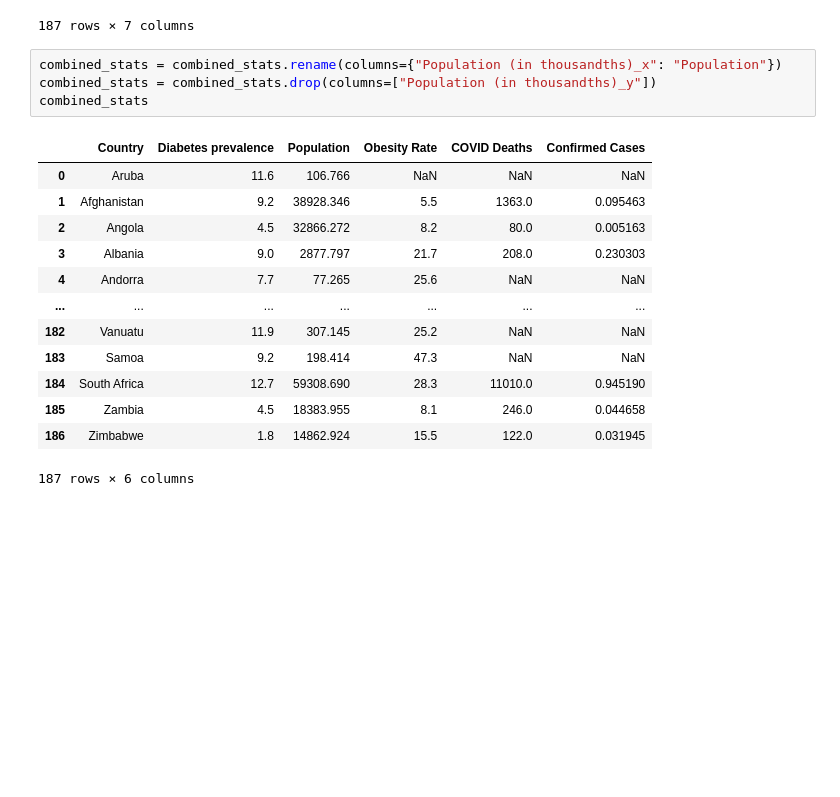
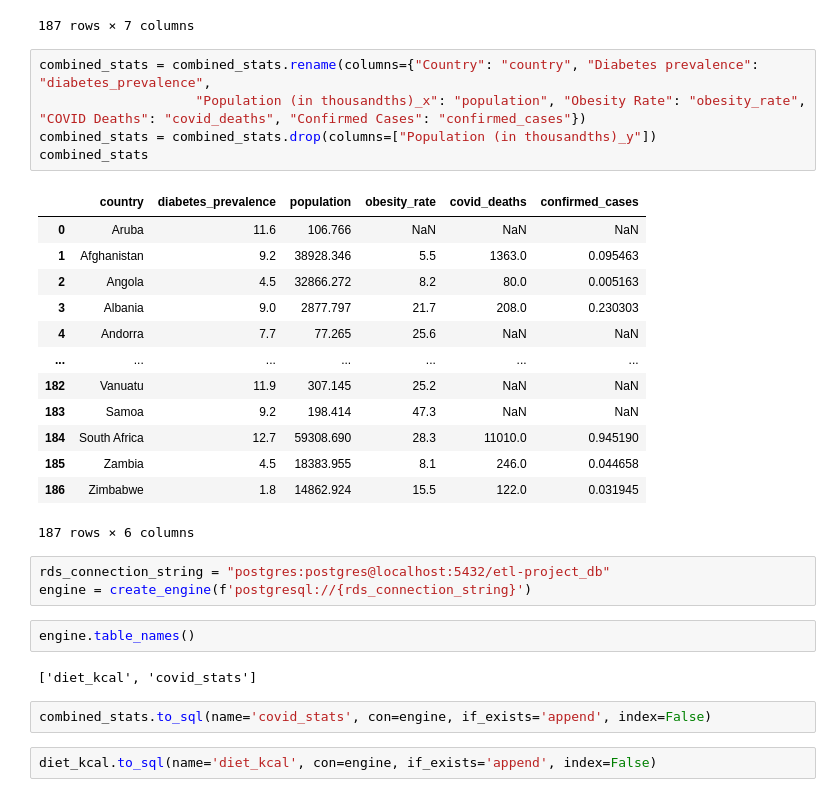
Before and after one commit to msflores10307/etl-project, a Jupyter notebook: Disease prevalence and diet.ipynb, the cells around one changed output. Drawn from its saved outputs; the diff is of its cells as text; blank space fills up the shorter version.

```diff
--- a/Diabetes Prevalence.ipynb
+++ b/Disease prevalence and diet.ipynb
@@ -228,11 +232,12 @@ combined_stats
 | 186 | Zimbabwe | 1.8 | 14862.924 | 15.5 | 14862.924 | 122.0 | ... |
 187 rows × 7 columns
 # %%
-combined_stats = combined_stats.rename(columns={"Population (in thousandths)_x": "Population"})
+combined_stats = combined_stats.rename(columns={"Country": "country", "Diabetes prevalence": "diabetes_prevalence",
+                    "Population (in thousandths)_x": "population", "Obesity Rate": "obesity_rate", "COVID Deaths": "covid_deaths", "Confirmed Cases": "confirmed_cases"})
 combined_stats = combined_stats.drop(columns=["Population (in thousandths)_y"])
 combined_stats
 # %% [output]
-|  | Country | Diabetes prevalence | Population | Obesity Rate | COVID Deaths | Confirmed Cases |
+|  | country | diabetes_prevalence | population | obesity_rate | covid_deaths | confirmed_cases |
 | 0 | Aruba | 11.6 | 106.766 | NaN | NaN | NaN |
 | 1 | Afghanistan | 9.2 | 38928.346 | 5.5 | 1363.0 | 0.095463 |
 | 2 | Angola | 4.5 | 32866.272 | 8.2 | 80.0 | 0.005163 |
@@ -245,3 +250,14 @@ combined_stats
 | 185 | Zambia | 4.5 | 18383.955 | 8.1 | 246.0 | 0.044658 |
 | 186 | Zimbabwe | 1.8 | 14862.924 | 15.5 | 122.0 | 0.031945 |
 187 rows × 6 columns
+# %%
+rds_connection_string = "postgres:postgres@localhost:5432/etl-project_db"
+engine = create_engine(f'postgresql://{rds_connection_string}')
+# %%
+engine.table_names()
+# %% [output]
+['diet_kcal', 'covid_stats']
+# %%
+combined_stats.to_sql(name='covid_stats', con=engine, if_exists='append', index=False)
+# %%
+diet_kcal.to_sql(name='diet_kcal', con=engine, if_exists='append', index=False)
```
Also changed, not shown: parts of 7 cells of this notebook, 2 other files.
